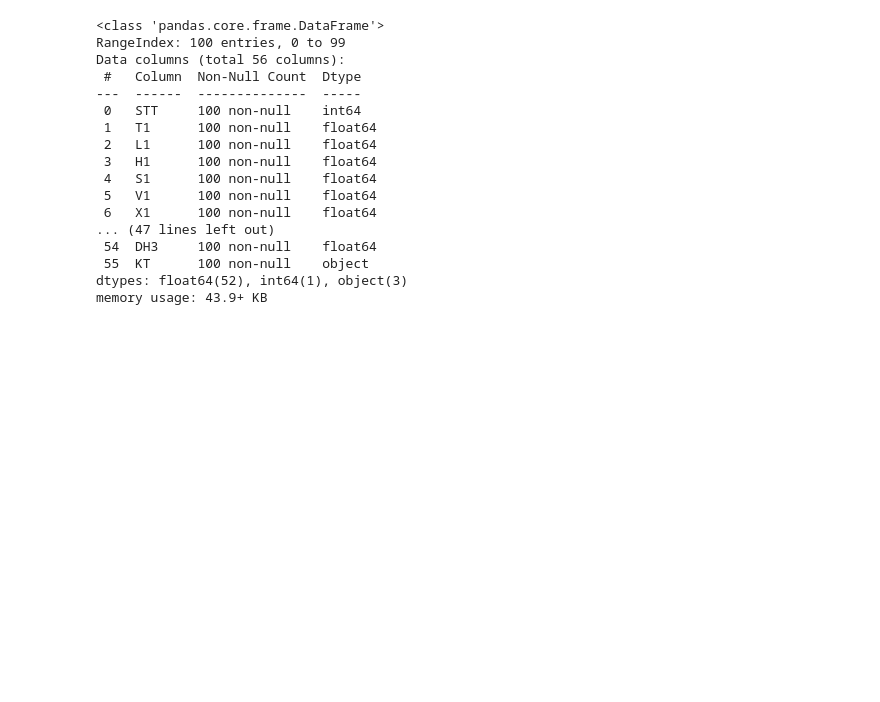
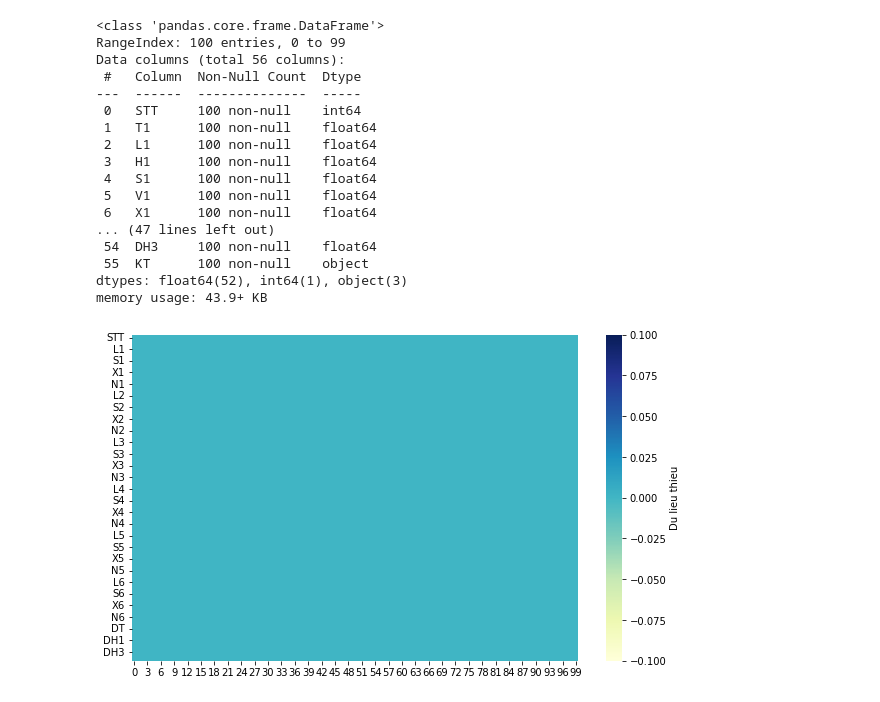
Before and after one commit to minhtri1610/py17052022, a Jupyter notebook: day12/d01.ipynb, the cells around one changed output. Saved outputs shown, nothing was run; the diff lists cells and outputs as text; code cells hidden in the pictures; blank space fills up the shorter version.

```diff
--- a/day12/d01.ipynb
+++ b/day12/d01.ipynb
@@ -84,3 +84,19 @@ memory usage: 43.9+ KB
 # %%
 # đánh dữ liệu chỉ mục
 df.index
+# %%
+# Loại bỏ dữ liệu trống trên 1 dòng
+df.dropna(how='all', inplace=True)
+# %%
+#Loai bo dong du lieu trung nhau
+df.drop_duplicates(inplace=True)
+# %%
+#kiểm tra
+import matplotlib.pyplot as plt
+
+# Kiểm tra dòng dữ liệu thiếu
+plt.figure(figsize=(10,6))
+sns.heatmap(df.isna().transpose(),cmap='YlGnBu', cbar_kws={'label': 'Du lieu thieu'})
+plt.savefig('missingdata.png', dpi=100)
+# %% [output]
+[figure, added]
```
Also changed, not shown: parts of 8 cells of this notebook, 1 other file.
